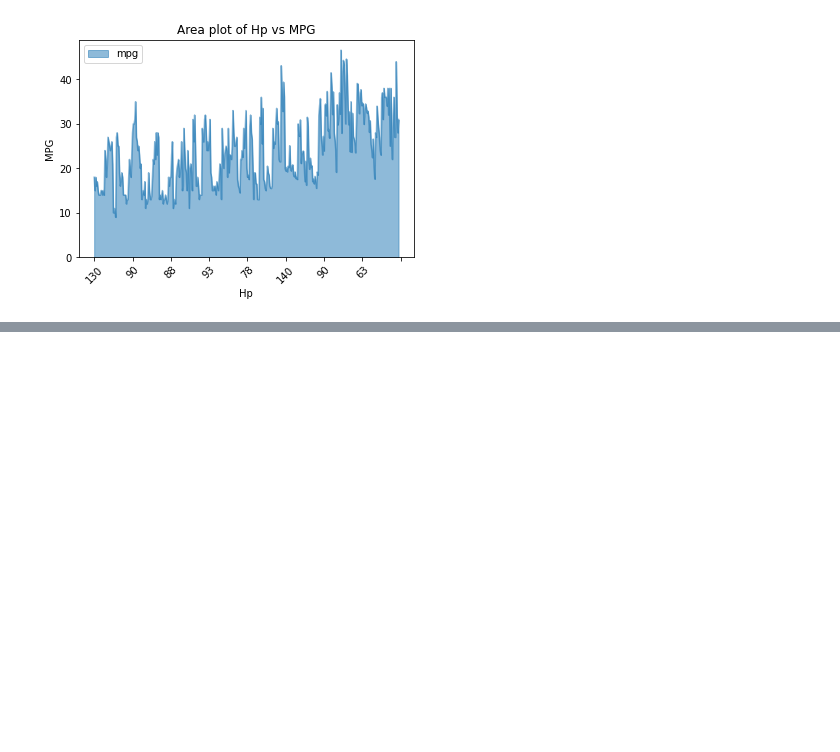
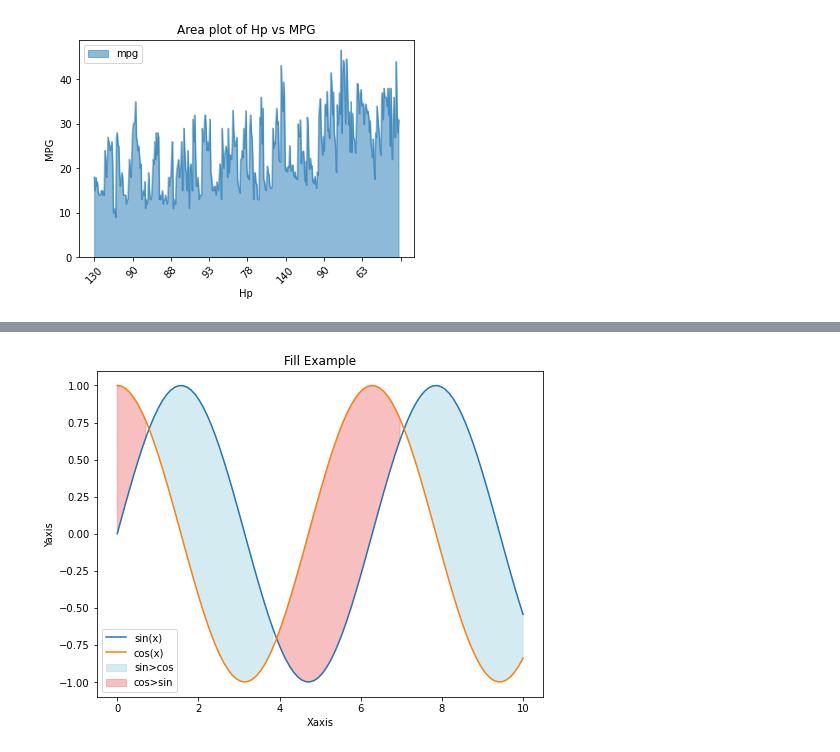
Before and after one commit to parikshitpanchal/sem-4, a Jupyter notebook: Untitled3.ipynb, the cells around one changed output, grey strips where cells are left out. Cells and saved outputs as stored; diff of their text form; code cells hidden in the pictures; blank space fills up the shorter version.

```diff
--- a/Untitled3.ipynb
+++ b/Untitled3.ipynb
@@ -17,0 +57,16 @@ plt.show()
+# %%
+x=np.linspace(0,10,100)
+y1=np.sin(x)
+y2=np.cos(x)
+plt.figure(figsize=(8,6))
+plt.plot(x,y1,label='sin(x)')
+plt.plot(x,y2,label='cos(x)')
+plt.fill_between(x,y1,y2,where=(y1>y2),color='lightblue',alpha=0.5,label='sin>cos')
+plt.fill_between(x,y1,y2,where=(y1<=y2),color='lightcoral',alpha=0.5,label='cos>sin')
+plt.xlabel('Xaxis')
+plt.ylabel('Yaxis')
+plt.title('Fill Example')
+plt.legend()
+plt.show()
+# %% [output]
+[figure, added]
```
Also changed, not shown: parts of 10 cells of this notebook.
